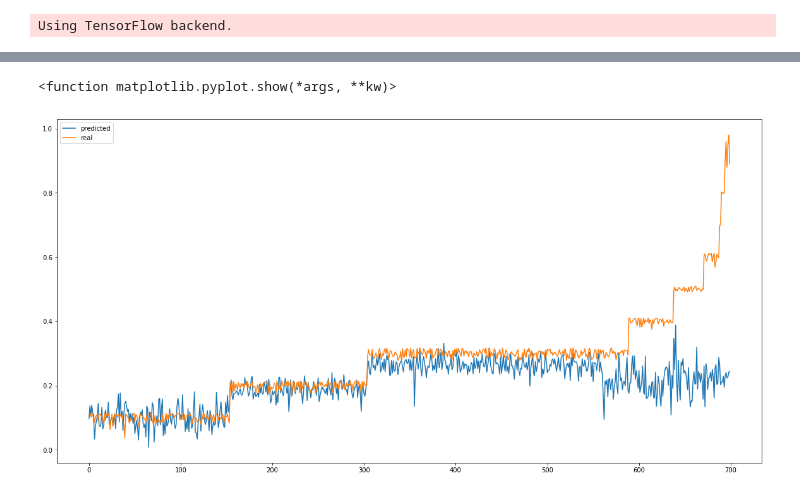
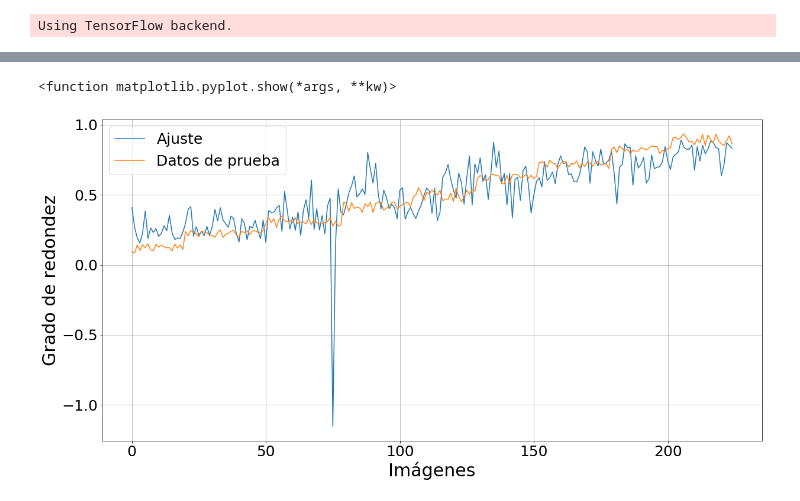
Before and after one commit to Gamalielmch/Morphology, a Jupyter notebook: Jupyter Neural Network/roundness.ipynb, the cells around one changed output, grey strips where cells are left out. Drawn from its saved outputs; the diff is of its cells as text; code cells hidden in the pictures.

```diff
--- a/Jupyter Neural Network/roundness.ipynb
+++ b/Jupyter Neural Network/roundness.ipynb
@@ -70,9 +190,27 @@ dummy_y
-# %%
-plt.figure(figsize=(20,10))
-plt.plot(dummy_y['predicted'], label="predicted")
-plt.plot(dummy_y['roundness'], label="real")
-plt.legend(loc="upper left")
-plt.show
-# %% [output]
-<function matplotlib.pyplot.show(*args, **kw)>
-[figure, removed]
+# %%
+##Test
+
+test_res = test_y
+test_res = test_res.reset_index().sort_values('index')
+test_x = test_x[test_res.index]
+test_res = test_res.reset_index()
+ynew = model.predict(test_x)
+diff = abs(ynew - test_y)
+test_res['predicted'] = ynew
+mse = mean_squared_error(test_res['roundness'], test_res['predicted'])
+me = statistics.stdev(test_res['predicted'])/math.sqrt(test_res['predicted'].shape[0])
+plt.figure(figsize=(20,10))
+plt.plot(test_res['predicted'].sort_index(), label="Ajuste")
+plt.plot(test_res['roundness'].sort_index(), label="Datos de prueba")
+plt.rc('legend', fontsize=25)
+plt.ylabel('Grado de redondez', fontsize=30)
+plt.xlabel('Imágenes', fontsize=30)
+plt.legend(loc="upper left")
+#plt.title("Resultado del entrenamiento de la red neuronal profunda",fontsize=35)
+plt.xticks(size = 25)
+plt.yticks(size = 25)
+plt.grid(True)
+plt.show
+# %% [output]
+<function matplotlib.pyplot.show(*args, **kw)>
+[figure, added]
```
Also changed, not shown: parts of 24 cells of this notebook, 13 other files.
